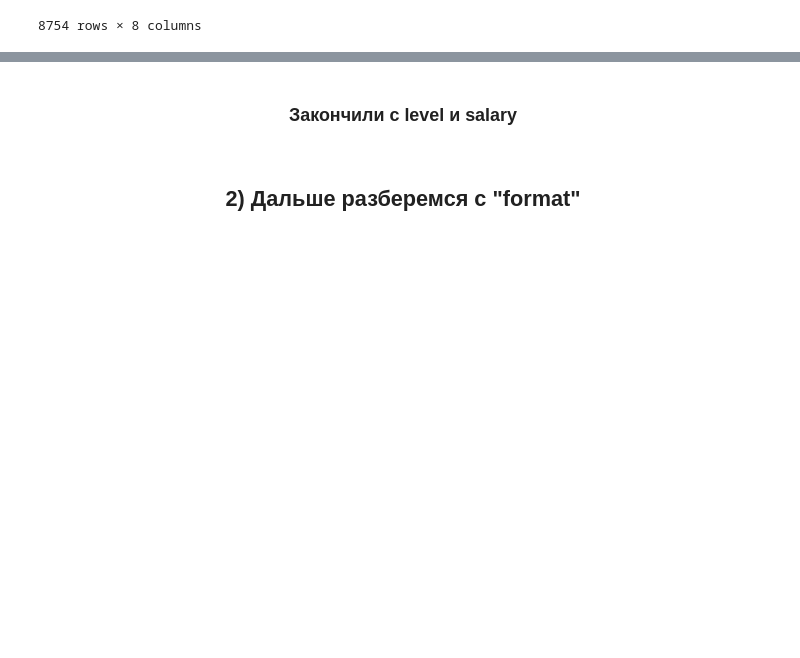
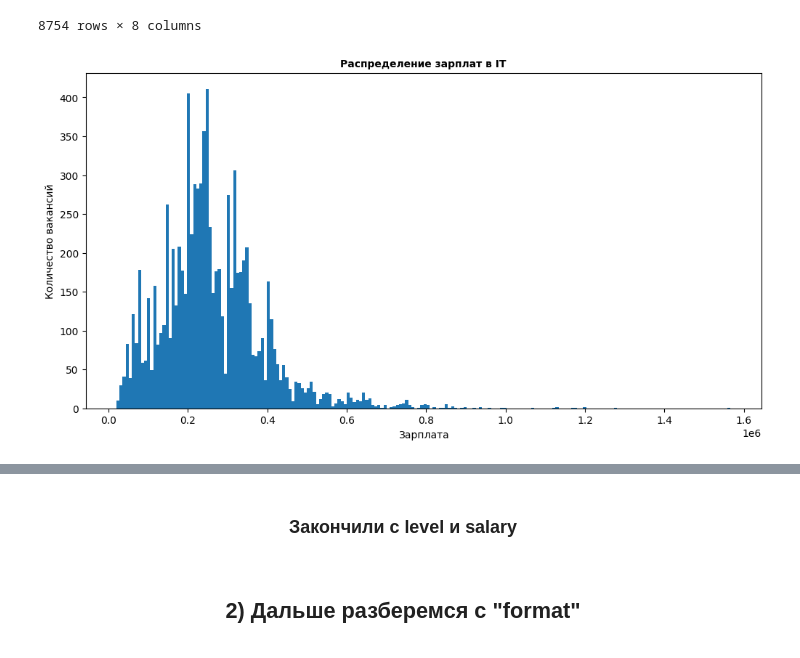
Before and after one commit to kmvitik/smadimo_group_project_2_scraping_api, a Jupyter notebook: analysys.ipynb, the cells around one changed output, grey strips where cells are left out. Drawn from its saved outputs; the diff is of its cells as text; code cells hidden in the pictures; blank space fills up the shorter version.

```diff
--- a/analysys.ipynb
+++ b/analysys.ipynb
@@ -420,3 +420,14 @@ df
 | 8752 | 24787 | Системный Аналитик | analytics | iStaff-IT | удалённо по РФ | senior | 242500 | https://hirehi.ru/analytics/siste... |
 | 8753 | 24786 | DevOps engineer | devops | iStaff-IT | удалённо по РФ | senior | 244000 | https://hirehi.ru/devops/devops-e... |
 8754 rows × 8 columns
+# %%
+import matplotlib.pyplot as plt
+
+plt.figure(figsize=(12, 6))
+plt.hist(df["salary"], bins=200)
+plt.title("Распределение зарплат в IT", fontsize=10, fontweight="bold")
+plt.xlabel("Зарплата")
+plt.ylabel("Количество вакансий")
+plt.show()
+# %% [output]
+[figure, added]
```
Also changed, not shown: parts of 17 cells of this notebook.
